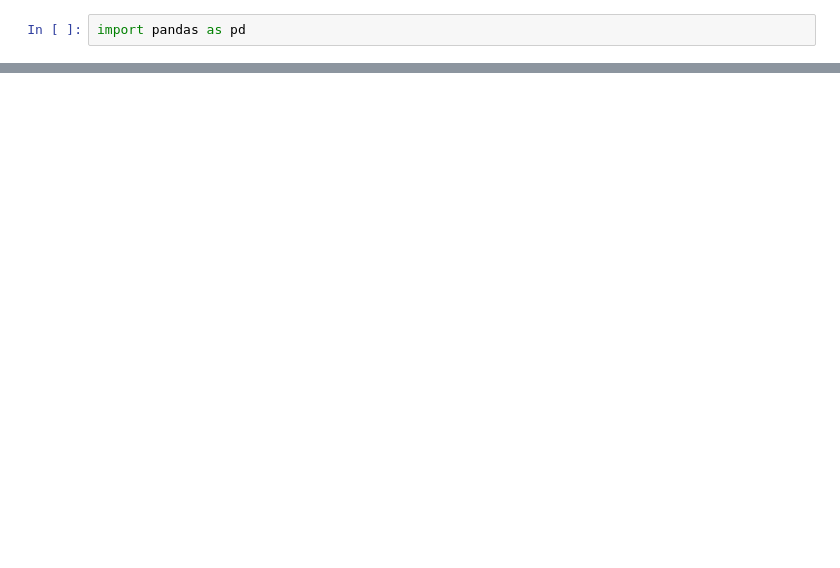
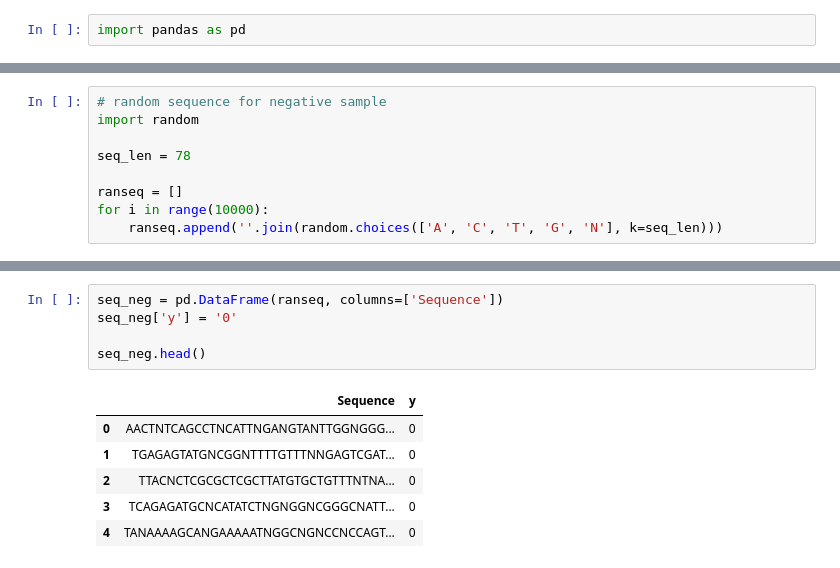
Before and after one commit to jigsaw-snu/bioinfo101, a Jupyter notebook: free-prj/codes/main.ipynb, the cells around one changed output, grey strips where cells are left out. Saved outputs shown, nothing was run; the diff lists cells and outputs as text; blank space fills up the shorter version.

```diff
--- a/free-prj/codes/main.ipynb
+++ b/free-prj/codes/main.ipynb
@@ -21,0 +58,9 @@ Name: 3, dtype: int64
+# %%
+# random sequence for negative sample
+import random
+
+seq_len = 78
+
+ranseq = []
+for i in range(10000):
+    ranseq.append(''.join(random.choices(['A', 'C', 'T', 'G', 'N'], k=seq_len)))
@@ -21,0 +75,12 @@ Name: 3, dtype: int64
+# %%
+seq_neg = pd.DataFrame(ranseq, columns=['Sequence'])
+seq_neg['y'] = '0'
+
+seq_neg.head()
+# %% [output]
+|  | Sequence | y |
+| 0 | AACTNTCAGCCTNCATTNGANGTANTTGGNGGG... | 0 |
+| 1 | TGAGAGTATGNCGGNTTTTGTTTNNGAGTCGAT... | 0 |
+| 2 | TTACNCTCGCGCTCGCTTATGTGCTGTTTNTNA... | 0 |
+| 3 | TCAGAGATGCNCATATCTNGNGGNCGGGCNATT... | 0 |
+| 4 | TANAAAAGCANGAAAAATNGGCNGNCCNCCAGT... | 0 |
```
Also changed, not shown: parts of 25 cells of this notebook, 2 other files.
